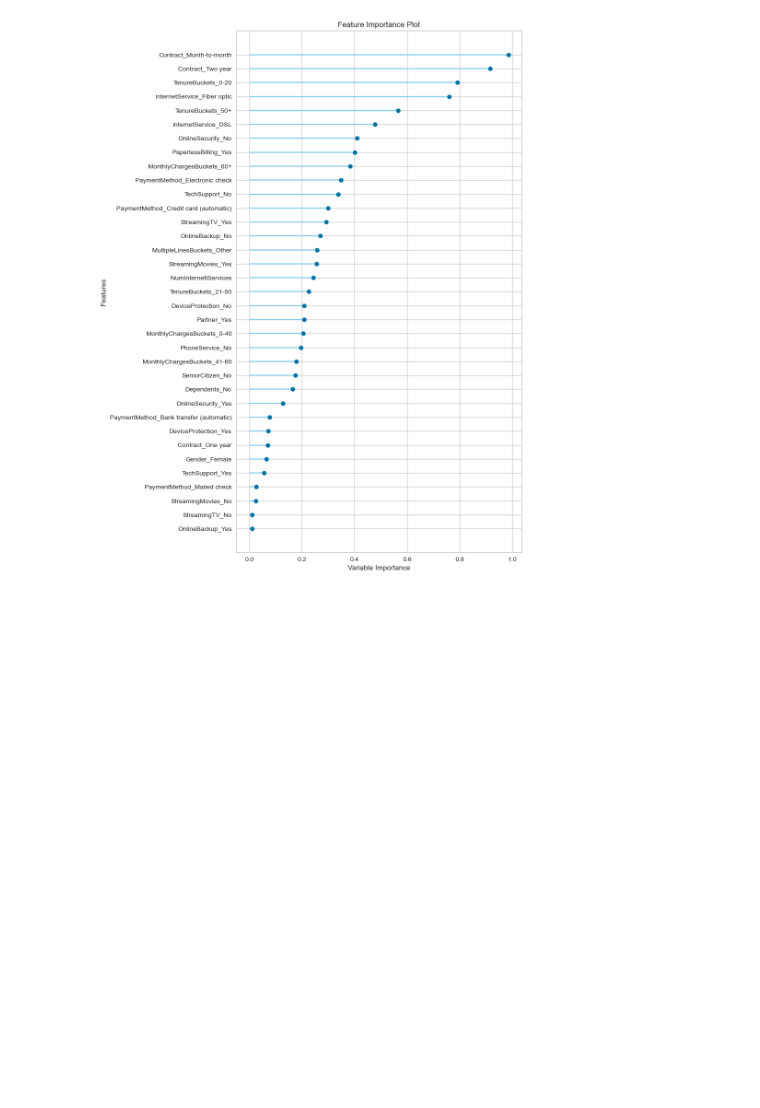
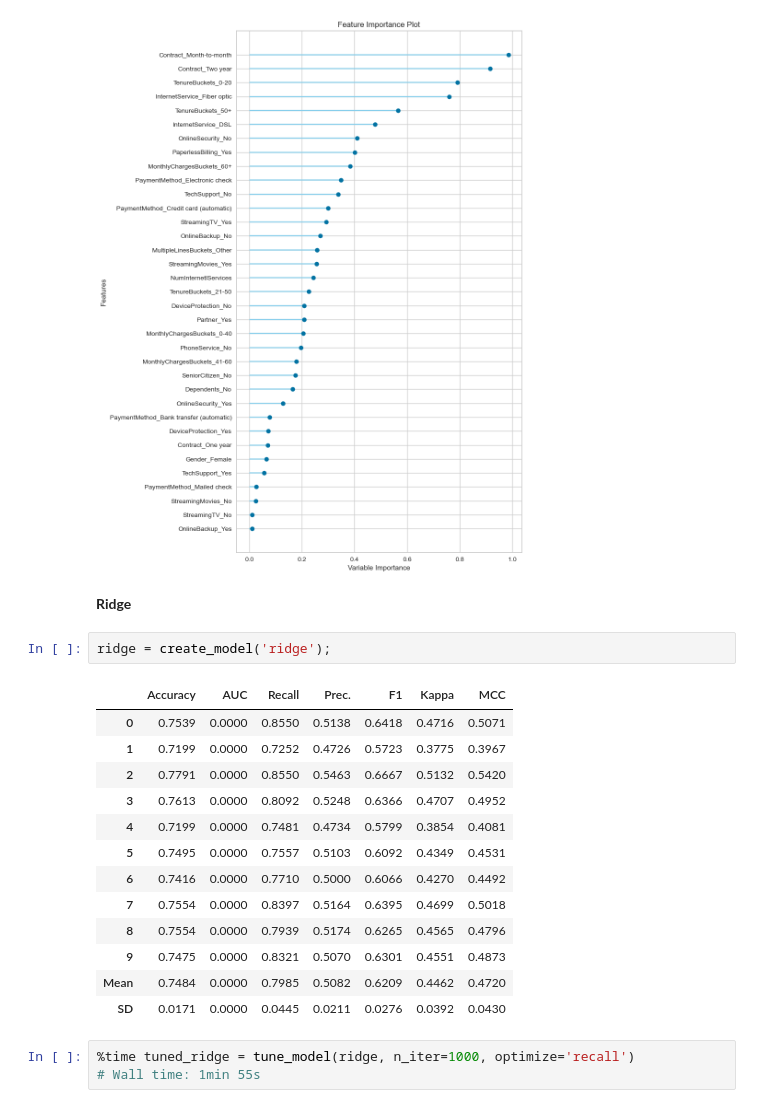
Before and after one commit to kubekmonika/customer-churn-analysis-telco-dataset, a Jupyter notebook: notebooks/model.ipynb, the cells around one changed output. Drawn from its saved outputs; the diff is of its cells as text; blank space fills up the shorter version.

```diff
--- a/notebooks/model.ipynb
+++ b/notebooks/model.ipynb
@@ -162,3 +162,24 @@ plot_model(tuned_lr, plot = 'error')
 plot_model(tuned_lr, plot = 'feature_all')
 # %% [output]
 [figure]
+# %% [markdown]
+**Ridge**
+# %%
+ridge = create_model('ridge');
+# %% [output]
+|  | Accuracy | AUC | Recall | Prec. | F1 | Kappa | MCC |
+| 0 | 0.7539 | 0.0000 | 0.8550 | 0.5138 | 0.6418 | 0.4716 | 0.5071 |
+| 1 | 0.7199 | 0.0000 | 0.7252 | 0.4726 | 0.5723 | 0.3775 | 0.3967 |
+| 2 | 0.7791 | 0.0000 | 0.8550 | 0.5463 | 0.6667 | 0.5132 | 0.5420 |
+| 3 | 0.7613 | 0.0000 | 0.8092 | 0.5248 | 0.6366 | 0.4707 | 0.4952 |
+| 4 | 0.7199 | 0.0000 | 0.7481 | 0.4734 | 0.5799 | 0.3854 | 0.4081 |
+| 5 | 0.7495 | 0.0000 | 0.7557 | 0.5103 | 0.6092 | 0.4349 | 0.4531 |
+| 6 | 0.7416 | 0.0000 | 0.7710 | 0.5000 | 0.6066 | 0.4270 | 0.4492 |
+| 7 | 0.7554 | 0.0000 | 0.8397 | 0.5164 | 0.6395 | 0.4699 | 0.5018 |
+| 8 | 0.7554 | 0.0000 | 0.7939 | 0.5174 | 0.6265 | 0.4565 | 0.4796 |
+| 9 | 0.7475 | 0.0000 | 0.8321 | 0.5070 | 0.6301 | 0.4551 | 0.4873 |
+| Mean | 0.7484 | 0.0000 | 0.7985 | 0.5082 | 0.6209 | 0.4462 | 0.4720 |
+| SD | 0.0171 | 0.0000 | 0.0445 | 0.0211 | 0.0276 | 0.0392 | 0.0430 |
+# %%
+%time tuned_ridge = tune_model(ridge, n_iter=1000, optimize='recall')
+# Wall time: 1min 55s
```
Also changed, not shown: parts of 5 cells of this notebook.
